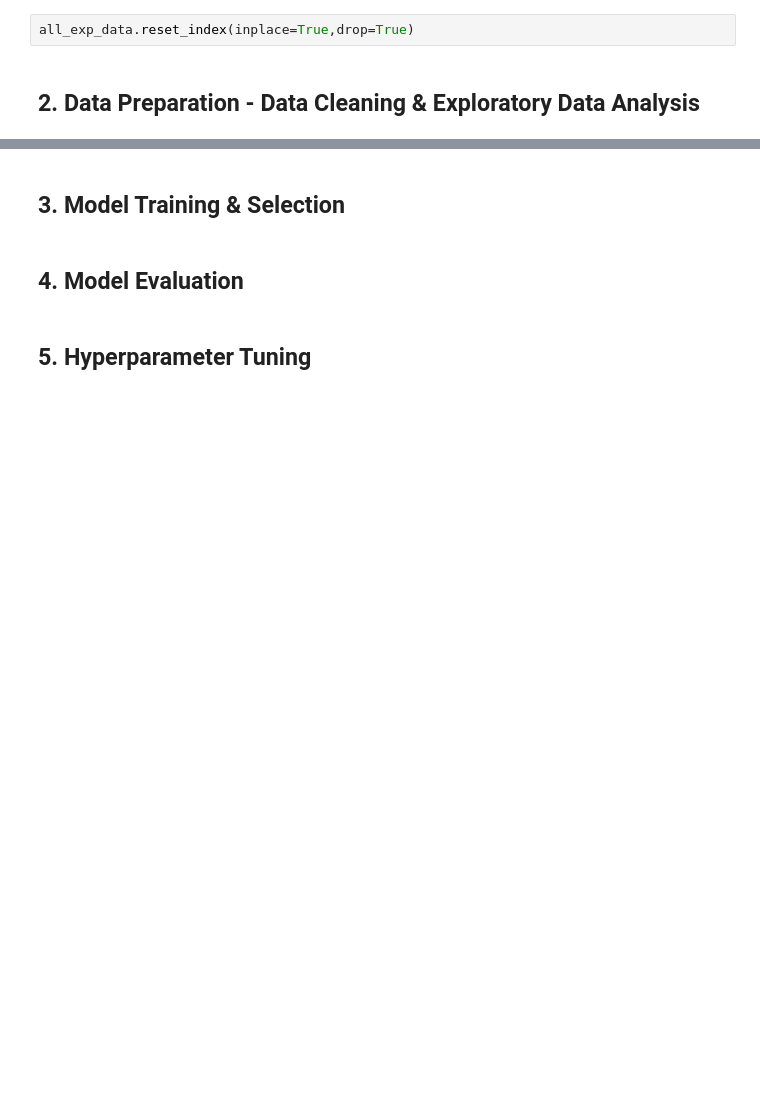
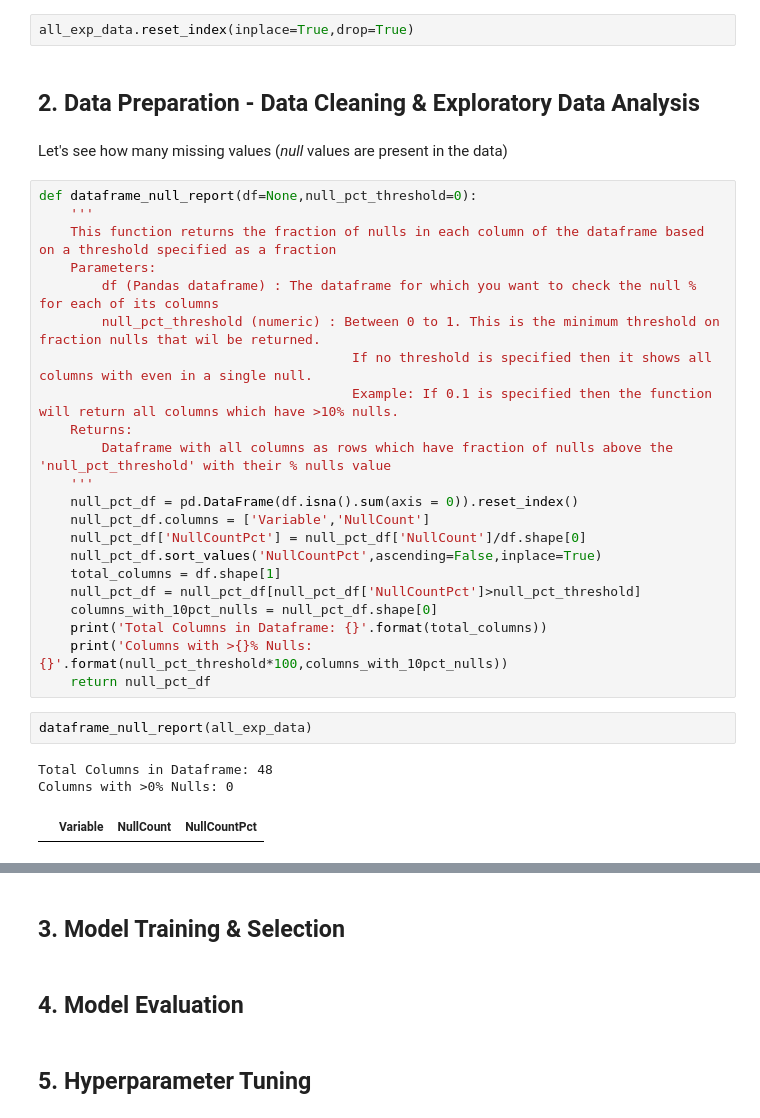
Before and after one commit to ayuba7272/millToolWear_caseStudy, a Jupyter notebook: CNC_MillWearCaseStudy.ipynb, the cells around one changed output, grey strips where cells are left out. Saved outputs shown, nothing was run; the diff lists cells and outputs as text; blank space fills up the shorter version.

```diff
--- a/CNC_MillWearCaseStudy.ipynb
+++ b/CNC_MillWearCaseStudy.ipynb
@@ -214,3 +212,33 @@ memory usage: 9.3+ MB
 all_exp_data.reset_index(inplace=True,drop=True)
 # %% [markdown]
 ## 2. Data Preparation - Data Cleaning & Exploratory Data Analysis
+# %% [markdown]
+Let's see how many missing values (*null* values are present in the data)
+# %%
+def dataframe_null_report(df=None,null_pct_threshold=0):
+    '''
+    This function returns the fraction of nulls in each column of the dataframe based on a threshold specified as a fraction
+    Parameters:
+    	df (Pandas dataframe) : The dataframe for which you want to check the null % for each of its columns
+    	null_pct_threshold (numeric) : Between 0 to 1. This is the minimum threshold on fraction nulls that wil be returned.
+    									If no threshold is specified then it shows all columns with even in a single null.
+    									Example: If 0.1 is specified then the function will return all columns which have >10% nulls.
+    Returns:
+    	Dataframe with all columns as rows which have fraction of nulls above the 'null_pct_threshold' with their % nulls value
+    '''
+    null_pct_df = pd.DataFrame(df.isna().sum(axis = 0)).reset_index()
+    null_pct_df.columns = ['Variable','NullCount']
+    null_pct_df['NullCountPct'] = null_pct_df['NullCount']/df.shape[0]
+    null_pct_df.sort_values('NullCountPct',ascending=False,inplace=True)
+    total_columns = df.shape[1]
+    null_pct_df = null_pct_df[null_pct_df['NullCountPct']>null_pct_threshold]
+    columns_with_10pct_nulls = null_pct_df.shape[0]
+    print('Total Columns in Dataframe: {}'.format(total_columns))
+    print('Columns with >{}% Nulls: {}'.format(null_pct_threshold*100,columns_with_10pct_nulls))
+    return null_pct_df
+# %%
+dataframe_null_report(all_exp_data)
+# %% [output]
+Total Columns in Dataframe: 48
+Columns with >0% Nulls: 0
+|  | Variable | NullCount | NullCountPct |
```
Also changed, not shown: parts of 16 cells of this notebook.
